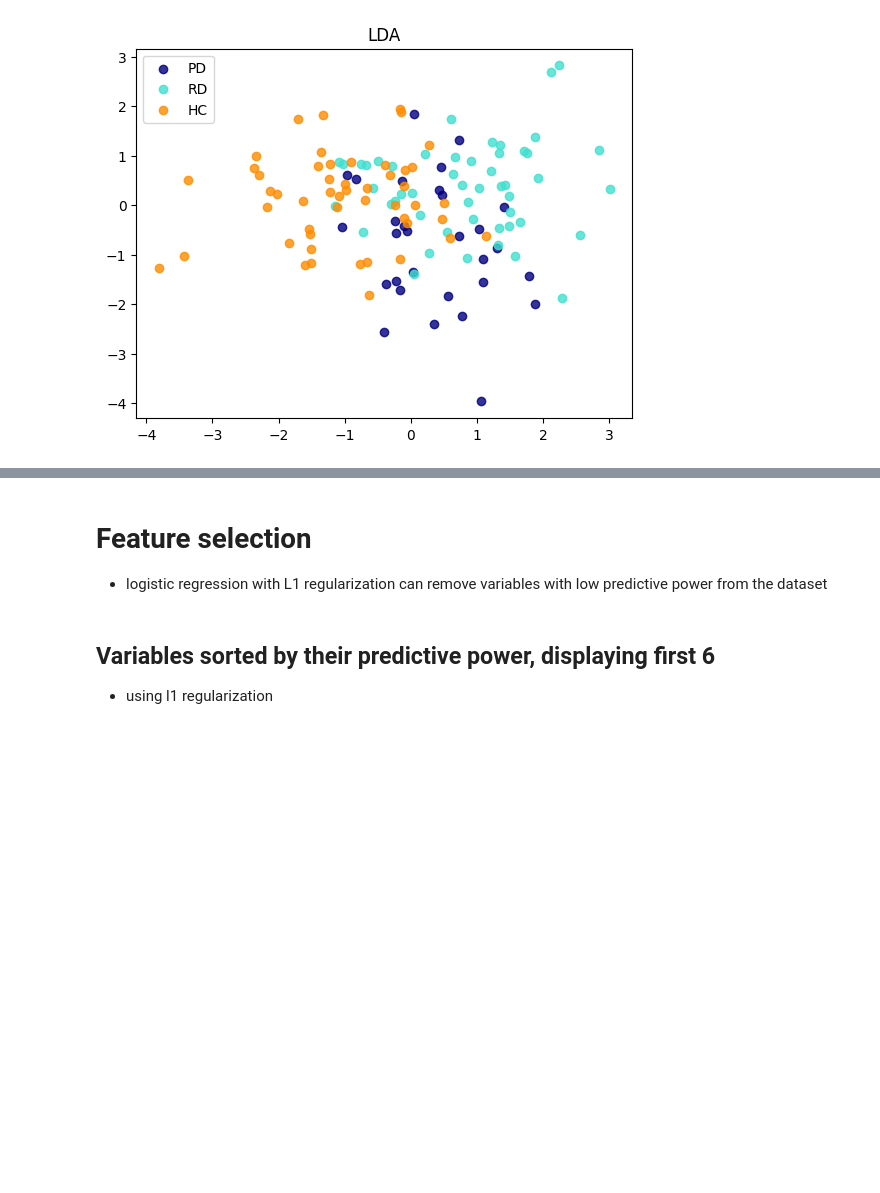
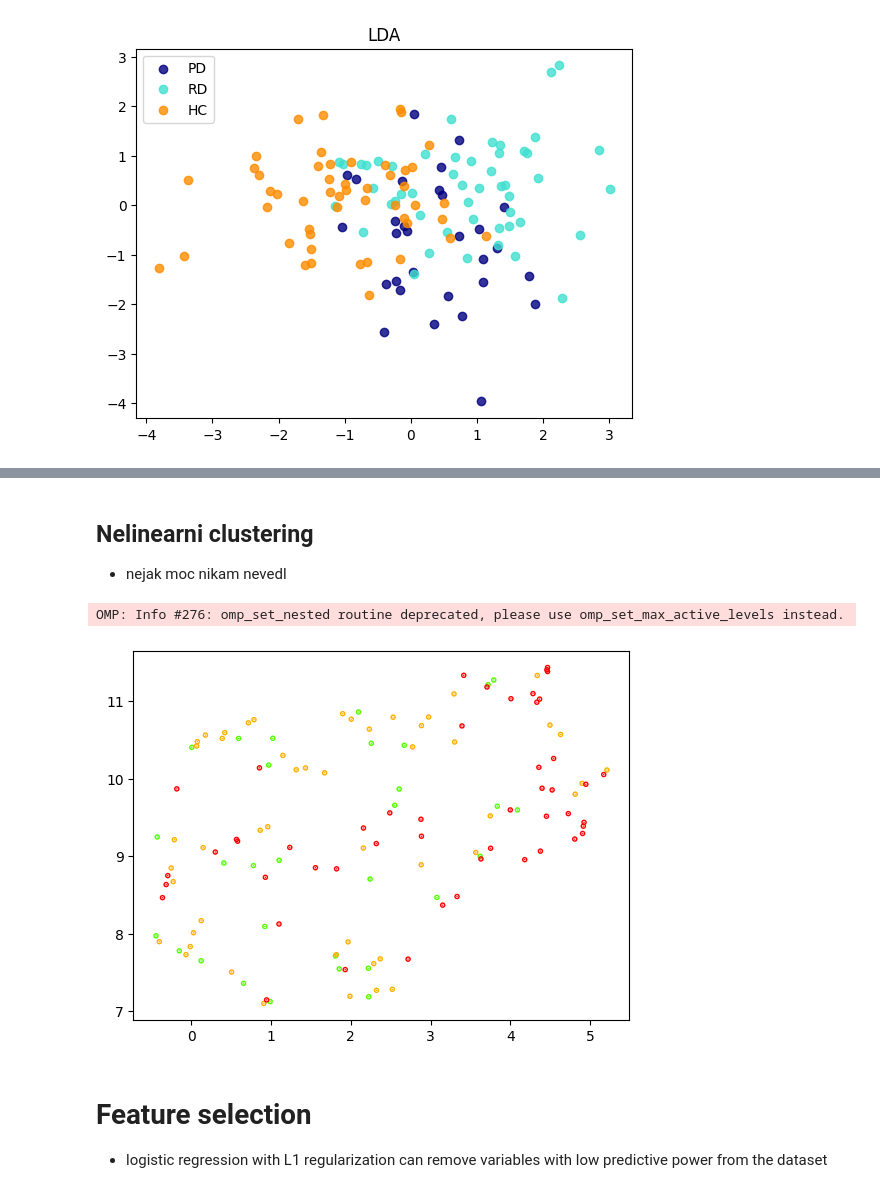
Before and after one commit to JanLubojacky/AEDA_semestralka, a Jupyter notebook: clustering.ipynb, the cells around one changed output, grey strips where cells are left out. Cells and saved outputs as stored; diff of their text form; code cells hidden in the pictures; blank space fills up the shorter version.

```diff
--- a/clustering.ipynb
+++ b/clustering.ipynb
@@ -89,6 +146,18 @@ plt.show()
+# %% [markdown]
+## Nelinearni clustering
+
+- nejak moc nikam nevedl
+# %%
+standard_embedding = umap.UMAP(n_neighbors = 8, min_dist=0).fit_transform(X)
+
+# Setting the background color of the plot
+# using set_facecolor() method
+plt.axes().set_facecolor("white")
+
+plt.scatter(standard_embedding[:, 0], standard_embedding[:, 1], c=y, s=1, linewidths = 3, cmap="prism_r");
+# %% [output]
+OMP: Info #276: omp_set_nested routine deprecated, please use omp_set_max_active_levels instead.
+[figure, added]
 # %% [markdown]
 # Feature selection
 - logistic regression with L1 regularization can remove variables with low predictive power from the dataset
-# %% [markdown]
-## Variables sorted by their predictive power, displaying first 6
-- using l1 regularization
```
Also changed, not shown: parts of 13 cells of this notebook, 2 other files.
